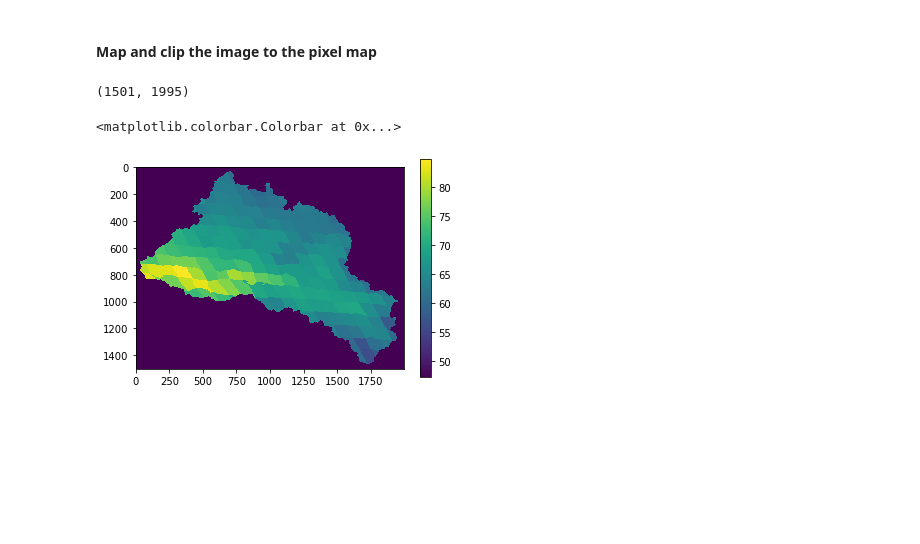
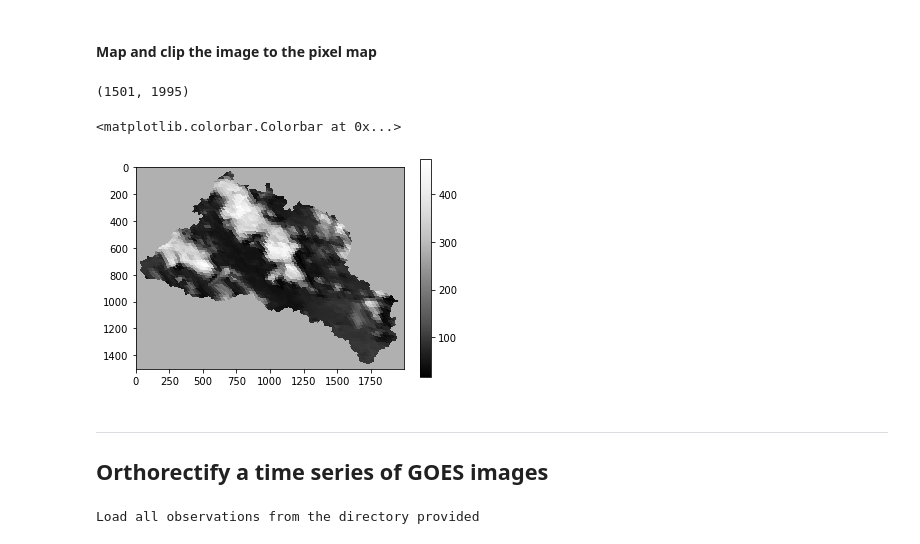
Before and after one commit to spestana/goes-ortho, a Jupyter notebook: goes-orthorectify.ipynb, the cells around one changed output. Cells and saved outputs as stored; diff of their text form; code cells hidden in the pictures; blank space fills up the shorter version.

```diff
--- a/goes-orthorectify.ipynb
+++ b/goes-orthorectify.ipynb
@@ -13,7 +14,8 @@ import xarray as xr
 # %% [markdown]
 #### Open a GOES-16 image
 # %%
-image_path = r'\\j-lundquist-3.ce.washington.edu\storage\GOES\goes16\2017\03\1\ABI-L1b-RadC\00\C14\OR_ABI-L1b-RadC-M3C14_G16_s20170600002497_e20170600005270_c20170600005307.nc'
+#image_path = r'\\j-lundquist-3.ce.washington.edu\storage\GOES\goes16\2017\03\1\ABI-L1b-RadC\00\C14\OR_ABI-L1b-RadC-M3C14_G16_s20170600002497_e20170600005270_c20170600005307.nc'
+image_path = r'\\j-lundquist-3.ce.washington.edu\storage\GOES\goes16\2019\04\16\ABI-L1b-RadC\18\C02\OR_ABI-L1b-RadC-M6C02_G16_s20191061801182_e20191061803555_c20191061803598.nc'
 # %%
 image = xr.open_dataset(image_path)
 image.x
@@ -64,11 +65,15 @@ Data variables:
 # %%
 # this finds the nearest x and y in the GOES ABI image for each DEM grid cell and returns the Rad values
 # in the same shape and size as the original DEM
 s = image.sel(x=tuol_test.dem_px_angle_x, y=tuol_test.dem_px_angle_y, method='nearest').Rad.values
 print(s.shape)
-plt.imshow(s)
+plt.imshow(s, cmap='Greys_r')
 plt.colorbar()
 # %% [output]
 (1501, 1995)
 <matplotlib.colorbar.Colorbar at 0x...>
-[figure, old version]
+[figure, new version]
+# %% [markdown]
+***
+
+## Orthorectify a time series of GOES images
@@ -74,0 +98,11 @@ plt.colorbar()
+# %%
+#  all the observations from a directory path
+path = r'\\j-lundquist-3.ce.washington.edu\storage\GOES\21\ABI-L1b-RadC\12\C02'
+print('Load all observations from the directory provided')
+file_list = []
+try:
+    file_list.append(getListOfFiles(path))
+except FileNotFoundError:
+    print('Could not find files at {}'.format(path))
+# %% [output]
+Load all observations from the directory provided
```
Also changed, not shown: parts of 7 cells of this notebook.
